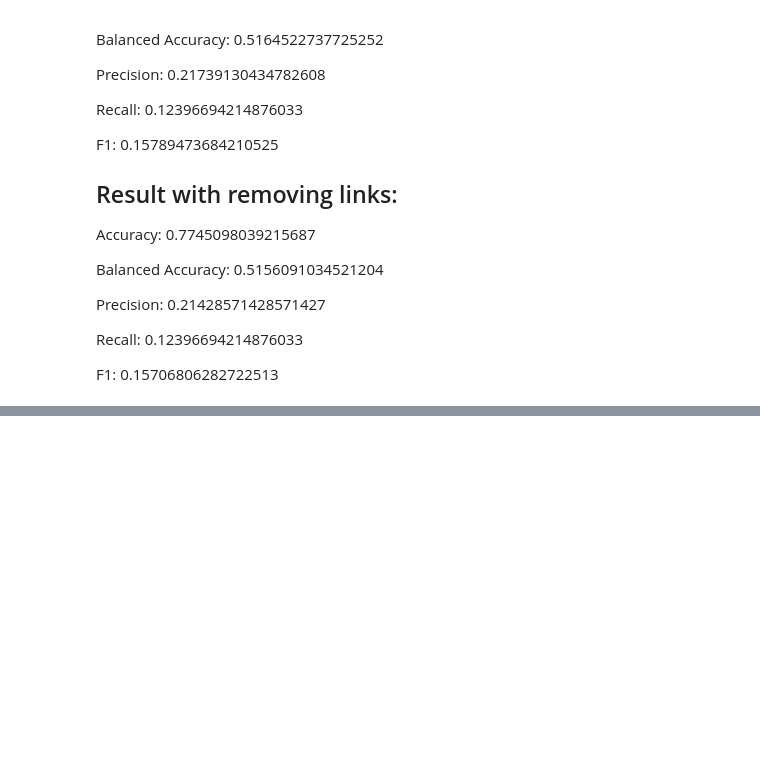
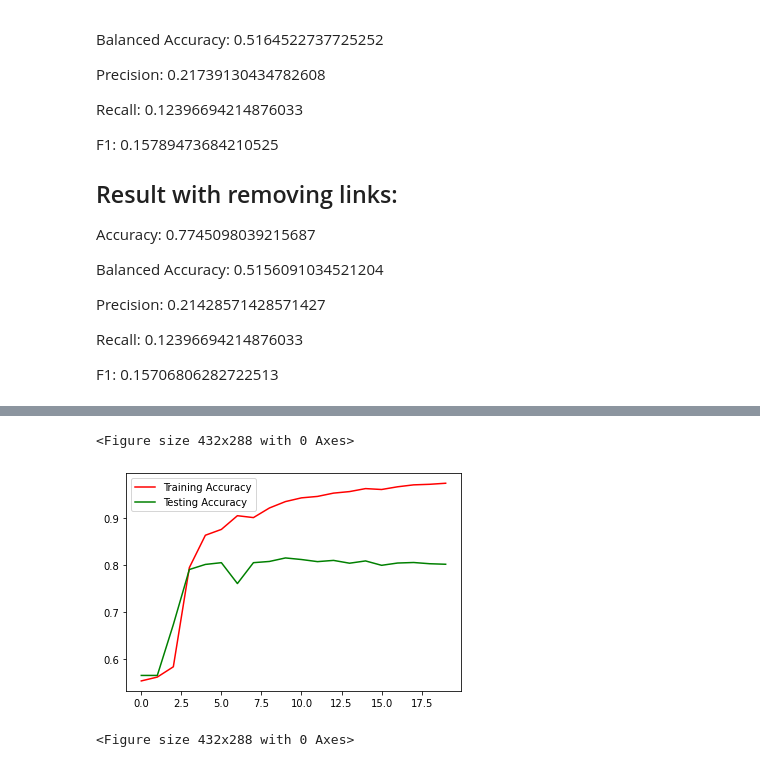
Before and after one commit to AmirAbaskohi/SemEval2022-Task6-Sarcasm-Detection, a Jupyter notebook: SarcasmDetection.ipynb, the cells around one changed output, grey strips where cells are left out. Drawn from its saved outputs; the diff is of its cells as text; code cells hidden in the pictures; blank space fills up the shorter version.

Commit message:
Added GRU model

```diff
--- a/SarcasmDetection.ipynb
+++ b/SarcasmDetection.ipynb
@@ -1135,0 +1125,7 @@ F1:  0.15706806282722513
+# %%
+model_gru = tf.keras.Sequential([
+    tf.keras.layers.Embedding(vocab_size, embedding_dim, input_length=max_length),
+    tf.keras.layers.Bidirectional(tf.keras.layers.GRU(16)),
+    tf.keras.layers.Dense(6, activation='relu'),
+    tf.keras.layers.Dense(1, activation='sigmoid')
+])
@@ -1135,0 +1151,4 @@ F1:  0.15706806282722513
+# %%
+model_gru.compile(loss='binary_crossentropy',optimizer='adam',metrics=['accuracy'])
+num_epochs = 20
+history1=model_gru.fit(padded, train_labels, batch_size=1000,epochs=num_epochs, validation_data=(test_padded, test_labels))
@@ -1135,0 +1173,13 @@ F1:  0.15706806282722513
+# %%
+import matplotlib.pyplot as plt
+
+epochs=range(len(history1.history['accuracy']))
+
+plt.plot(epochs,history1.history['accuracy'],'r',label='Training Accuracy')
+plt.plot(epochs,history1.history['val_accuracy'],'g',label='Testing Accuracy')
+plt.legend()
+plt.figure()
+# %% [output]
+<Figure size 432x288 with 0 Axes>
+[figure, added]
+<Figure size 432x288 with 0 Axes>
```
Also changed, not shown: parts of 24 cells of this notebook.
